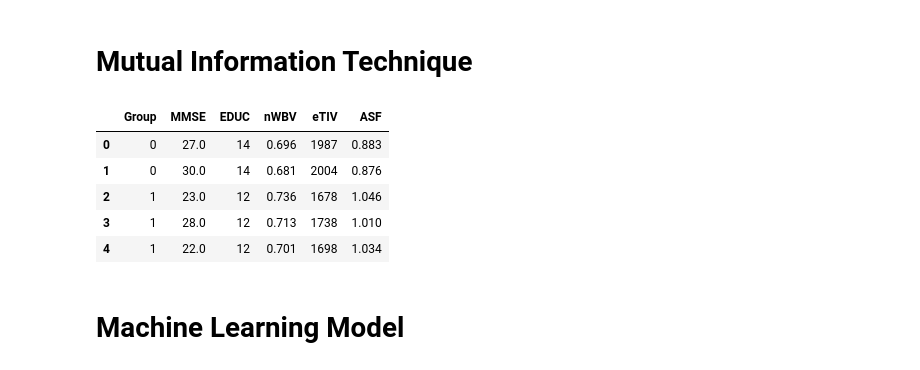
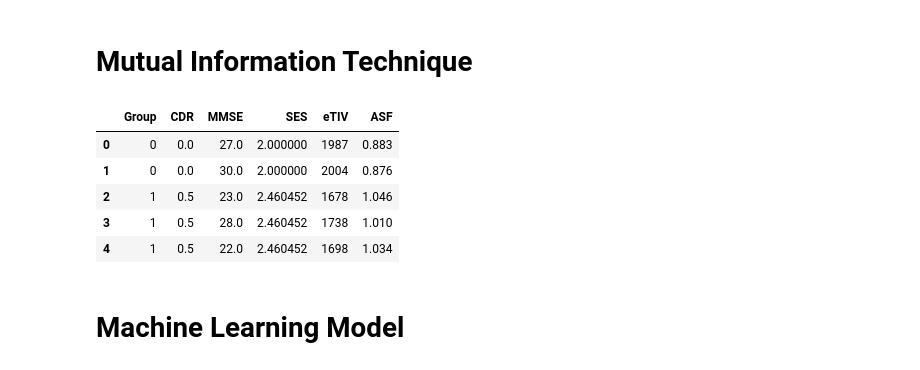
Before and after one commit to arwakhalidw/2024-GP-Group6, a Jupyter notebook: AlzheimerPredictor.ipynb, the cells around one changed output. Drawn from its saved outputs; the diff is of its cells as text; code cells hidden in the pictures.

```diff
--- a/AlzheimerPredictor.ipynb
+++ b/AlzheimerPredictor.ipynb
@@ -471,15 +471,15 @@ mrmr_dataframe_selected_features.head()
 # %% [markdown]
 # Mutual Information Technique
 # %%
-infog_dataframe_selected_features = dataframe[['Group'] + ['MMSE'] + ['EDUC'] + ['nWBV'] + ['eTIV'] + ['ASF']]
+infog_dataframe_selected_features = dataframe[['Group'] + ['CDR']  + ['MMSE'] + ['SES'] + ['eTIV'] + ['ASF']]
 infog_dataframe_selected_features.head()
 # %% [output]
-|  | Group | MMSE | EDUC | nWBV | eTIV | ASF |
-| 0 | 0 | 27.0 | 14 | 0.696 | 1987 | 0.883 |
-| 1 | 0 | 30.0 | 14 | 0.681 | 2004 | 0.876 |
-| 2 | 1 | 23.0 | 12 | 0.736 | 1678 | 1.046 |
-| 3 | 1 | 28.0 | 12 | 0.713 | 1738 | 1.010 |
-| 4 | 1 | 22.0 | 12 | 0.701 | 1698 | 1.034 |
+|  | Group | CDR | MMSE | SES | eTIV | ASF |
+| 0 | 0 | 0.0 | 27.0 | 2.000000 | 1987 | 0.883 |
+| 1 | 0 | 0.0 | 30.0 | 2.000000 | 2004 | 0.876 |
+| 2 | 1 | 0.5 | 23.0 | 2.460452 | 1678 | 1.046 |
+| 3 | 1 | 0.5 | 28.0 | 2.460452 | 1738 | 1.010 |
+| 4 | 1 | 0.5 | 22.0 | 2.460452 | 1698 | 1.034 |
 # %% [markdown]
 # Machine Learning Model
 # %% [markdown]
```
Also changed, not shown: parts of 16 cells of this notebook.
